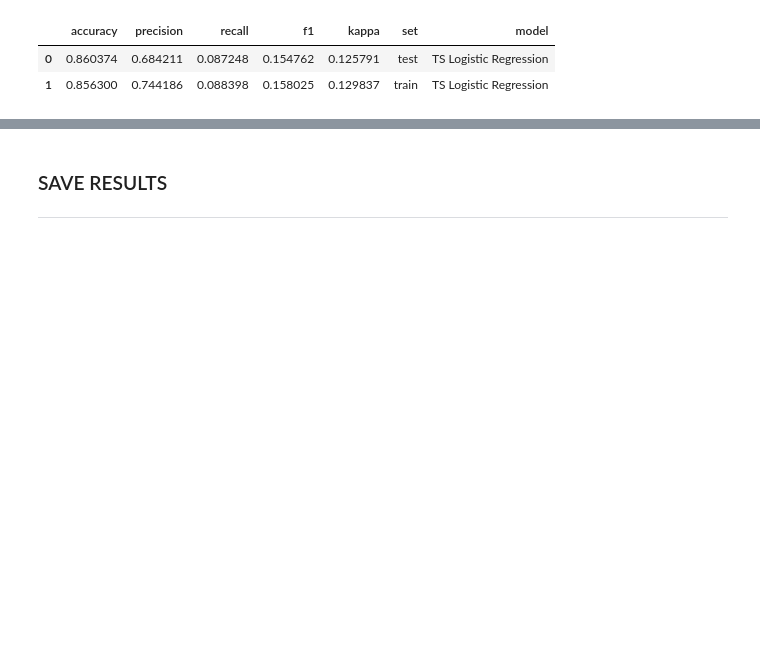
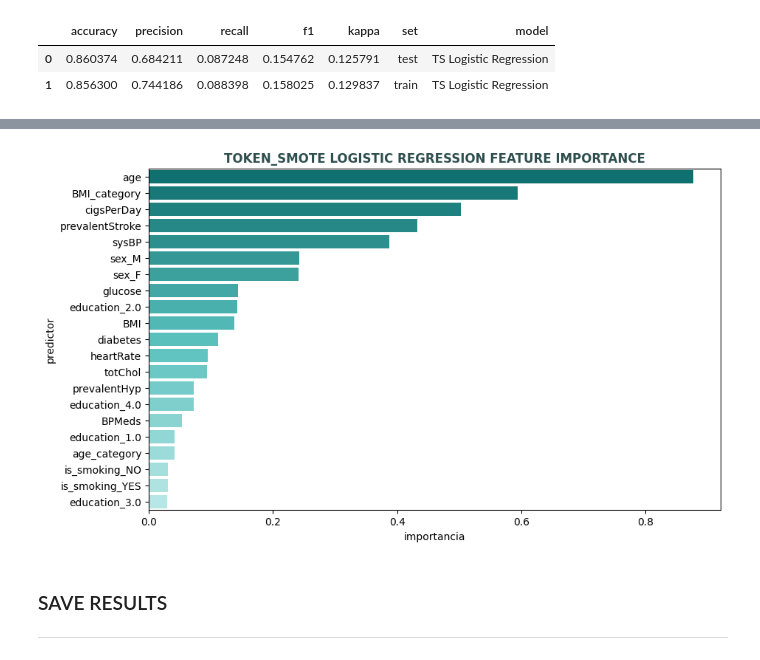
Before and after one commit to NataliaBarquin/Cardiovascular_risk_prediction, a Jupyter notebook: notebooks/3_logistic_regression.ipynb, the cells around one changed output, grey strips where cells are left out. Cells and saved outputs as stored; diff of their text form; code cells hidden in the pictures; blank space fills up the shorter version.

```diff
--- a/notebooks/3_logistic_regression.ipynb
+++ b/notebooks/3_logistic_regression.ipynb
@@ -145,3 +217,7 @@ lr_ts_results
+# %%
+log_regression_ts.create_barplot_feature_importance()
+# %% [output]
+[figure, added]
 # %% [markdown]
 ### SAVE RESULTS
 
```
Also changed, not shown: parts of 10 cells of this notebook, 3 other files.
